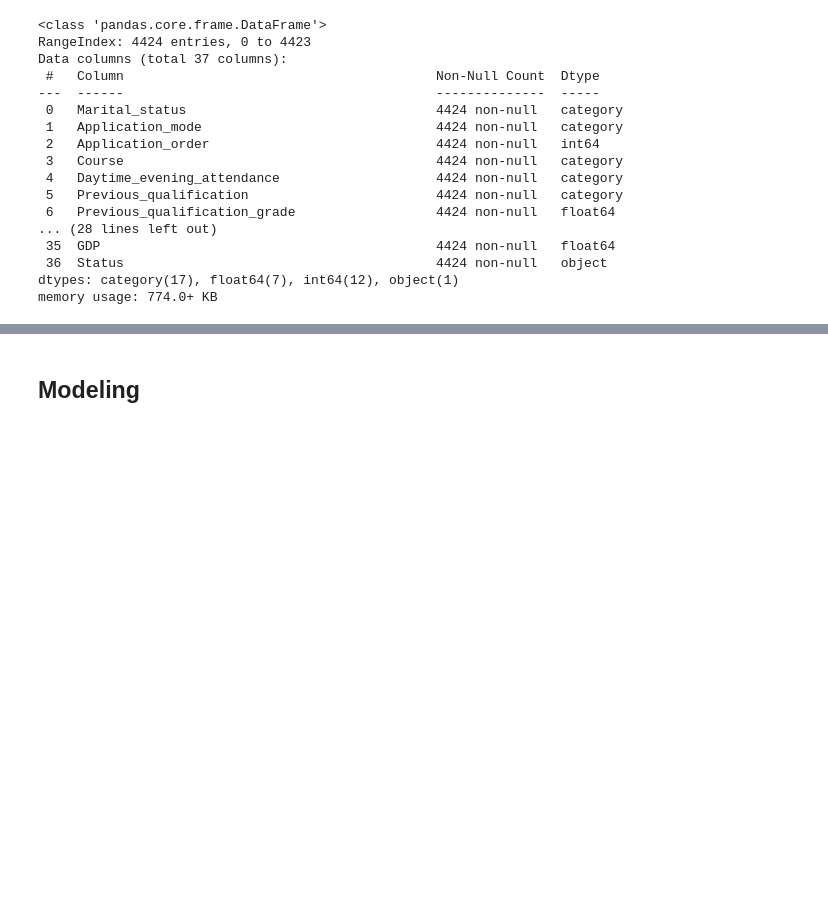
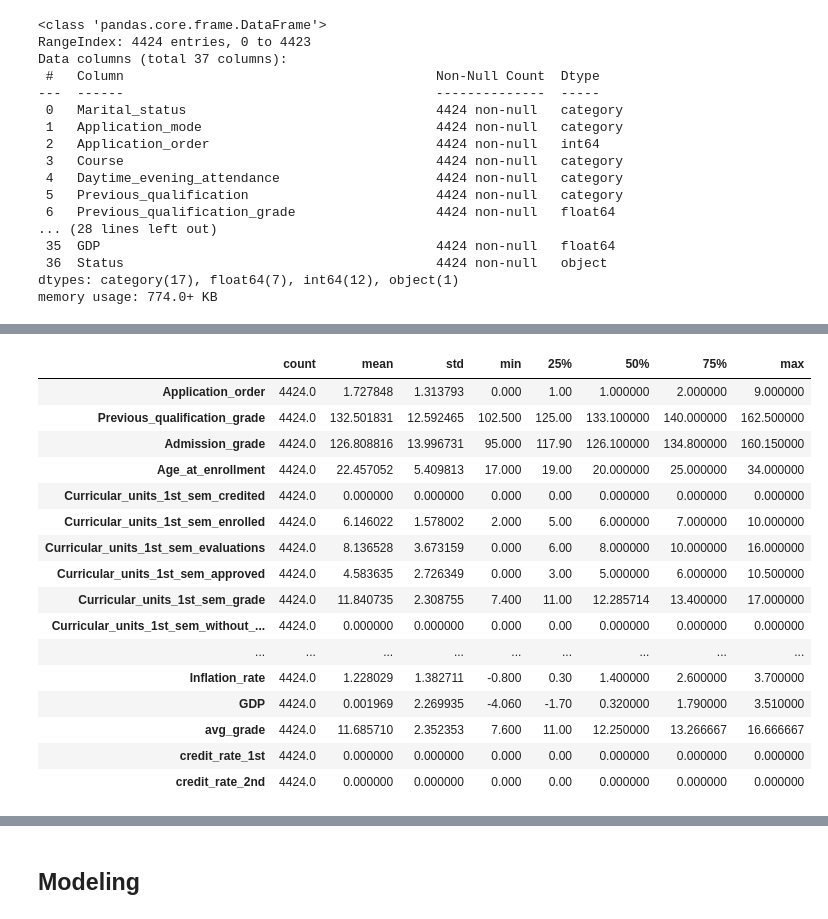
Before and after one commit to nafakhairunnisa/bpds_proyek_akhir, a Jupyter notebook: notebook_akhir.ipynb, the cells around one changed output, grey strips where cells are left out. Cells and saved outputs as stored; diff of their text form; code cells hidden in the pictures; blank space fills up the shorter version.

```diff
--- a/notebook_akhir.ipynb
+++ b/notebook_akhir.ipynb
@@ -824,0 +840,20 @@ plt.show()
+# %%
+df_cleaned.describe().T
+# %% [output]
+|  | count | mean | std | min | 25% | 50% | 75% | max |
+| Application_order | 4424.0 | 1.727848 | 1.313793 | 0.000 | 1.00 | 1.000000 | 2.000000 | 9.000000 |
+| Previous_qualification_grade | 4424.0 | 132.501831 | 12.592465 | 102.500 | 125.00 | 133.100000 | 140.000000 | 162.500000 |
+| Admission_grade | 4424.0 | 126.808816 | 13.996731 | 95.000 | 117.90 | 126.100000 | 134.800000 | 160.150000 |
+| Age_at_enrollment | 4424.0 | 22.457052 | 5.409813 | 17.000 | 19.00 | 20.000000 | 25.000000 | 34.000000 |
+| Curricular_units_1st_sem_credited | 4424.0 | 0.000000 | 0.000000 | 0.000 | 0.00 | 0.000000 | 0.000000 | 0.000000 |
+| Curricular_units_1st_sem_enrolled | 4424.0 | 6.146022 | 1.578002 | 2.000 | 5.00 | 6.000000 | 7.000000 | 10.000000 |
+| Curricular_units_1st_sem_evaluations | 4424.0 | 8.136528 | 3.673159 | 0.000 | 6.00 | 8.000000 | 10.000000 | 16.000000 |
+| Curricular_units_1st_sem_approved | 4424.0 | 4.583635 | 2.726349 | 0.000 | 3.00 | 5.000000 | 6.000000 | 10.500000 |
+| Curricular_units_1st_sem_grade | 4424.0 | 11.840735 | 2.308755 | 7.400 | 11.00 | 12.285714 | 13.400000 | 17.000000 |
+| Curricular_units_1st_sem_without_... | 4424.0 | 0.000000 | 0.000000 | 0.000 | 0.00 | 0.000000 | 0.000000 | 0.000000 |
+| ... | ... | ... | ... | ... | ... | ... | ... | ... |
+| Inflation_rate | 4424.0 | 1.228029 | 1.382711 | -0.800 | 0.30 | 1.400000 | 2.600000 | 3.700000 |
+| GDP | 4424.0 | 0.001969 | 2.269935 | -4.060 | -1.70 | 0.320000 | 1.790000 | 3.510000 |
+| avg_grade | 4424.0 | 11.685710 | 2.352353 | 7.600 | 11.00 | 12.250000 | 13.266667 | 16.666667 |
+| credit_rate_1st | 4424.0 | 0.000000 | 0.000000 | 0.000 | 0.00 | 0.000000 | 0.000000 | 0.000000 |
+| credit_rate_2nd | 4424.0 | 0.000000 | 0.000000 | 0.000 | 0.00 | 0.000000 | 0.000000 | 0.000000 |
```
Also changed, not shown: parts of 37 cells of this notebook, 8 other files.
